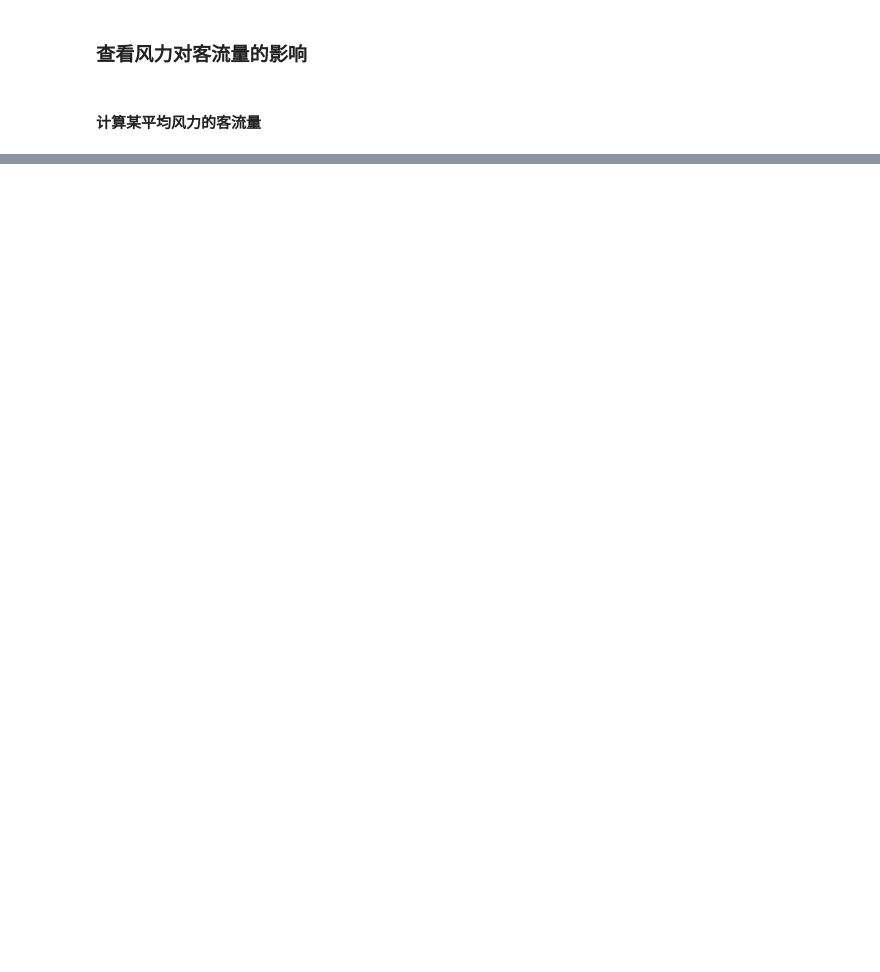
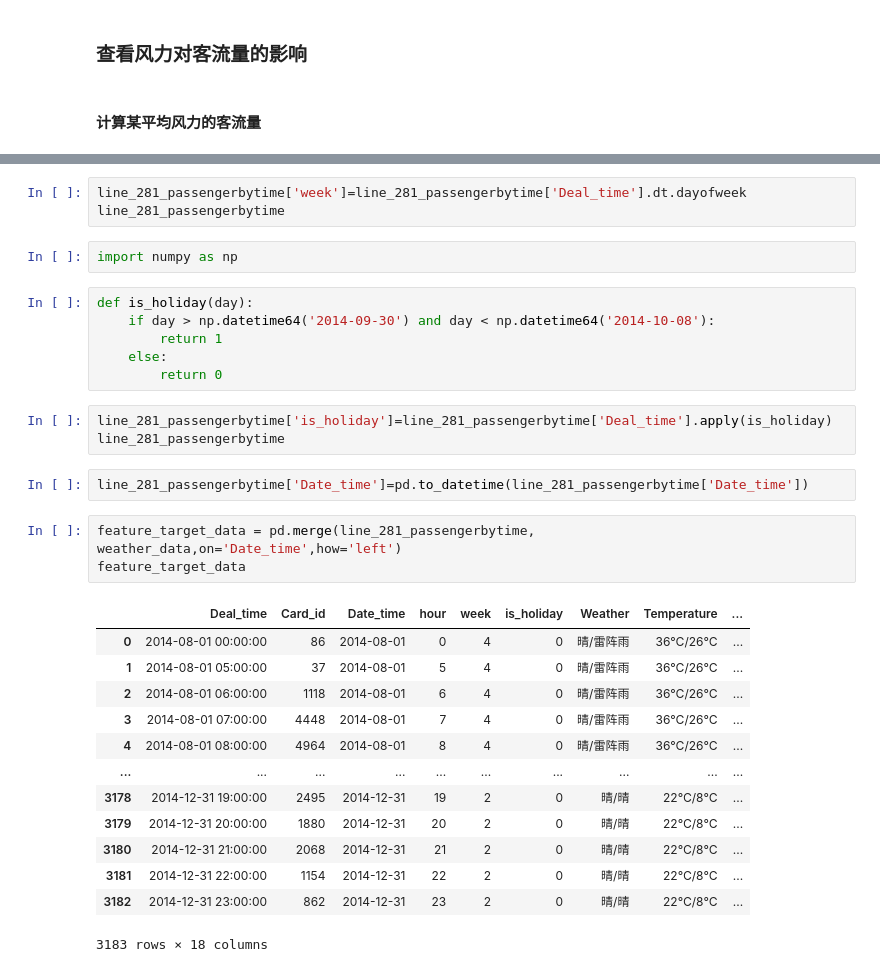
Before and after one commit to yanlingpy/Bus, a Jupyter notebook: code/bus.ipynb, the cells around one changed output, grey strips where cells are left out. Drawn from its saved outputs; the diff is of its cells as text; blank space fills up the shorter version.

```diff
--- a/code/bus.ipynb
+++ b/code/bus.ipynb
@@ -570,0 +353,33 @@ temp_passenger_dataframe.corr()
+# %%
+line_281_passengerbytime['week']=line_281_passengerbytime['Deal_time'].dt.dayofweek
+line_281_passengerbytime
+# %%
+import numpy as np
+# %%
+def is_holiday(day):
+    if day > np.datetime64('2014-09-30') and day < np.datetime64('2014-10-08'):
+        return 1
+    else:
+        return 0
+# %%
+line_281_passengerbytime['is_holiday']=line_281_passengerbytime['Deal_time'].apply(is_holiday)
+line_281_passengerbytime
+# %%
+line_281_passengerbytime['Date_time']=pd.to_datetime(line_281_passengerbytime['Date_time'])
+# %%
+feature_target_data = pd.merge(line_281_passengerbytime, weather_data,on='Date_time',how='left')
+feature_target_data
+# %% [output]
+|  | Deal_time | Card_id | Date_time | hour | week | is_holiday | Weather | Temperature | ... |
+| 0 | 2014-08-01 00:00:00 | 86 | 2014-08-01 | 0 | 4 | 0 | 晴/雷阵雨 | 36℃/26℃ | ... |
+| 1 | 2014-08-01 05:00:00 | 37 | 2014-08-01 | 5 | 4 | 0 | 晴/雷阵雨 | 36℃/26℃ | ... |
+| 2 | 2014-08-01 06:00:00 | 1118 | 2014-08-01 | 6 | 4 | 0 | 晴/雷阵雨 | 36℃/26℃ | ... |
+| 3 | 2014-08-01 07:00:00 | 4448 | 2014-08-01 | 7 | 4 | 0 | 晴/雷阵雨 | 36℃/26℃ | ... |
+| 4 | 2014-08-01 08:00:00 | 4964 | 2014-08-01 | 8 | 4 | 0 | 晴/雷阵雨 | 36℃/26℃ | ... |
+| ... | ... | ... | ... | ... | ... | ... | ... | ... | ... |
+| 3178 | 2014-12-31 19:00:00 | 2495 | 2014-12-31 | 19 | 2 | 0 | 晴/晴 | 22℃/8℃ | ... |
+| 3179 | 2014-12-31 20:00:00 | 1880 | 2014-12-31 | 20 | 2 | 0 | 晴/晴 | 22℃/8℃ | ... |
+| 3180 | 2014-12-31 21:00:00 | 2068 | 2014-12-31 | 21 | 2 | 0 | 晴/晴 | 22℃/8℃ | ... |
+| 3181 | 2014-12-31 22:00:00 | 1154 | 2014-12-31 | 22 | 2 | 0 | 晴/晴 | 22℃/8℃ | ... |
+| 3182 | 2014-12-31 23:00:00 | 862 | 2014-12-31 | 23 | 2 | 0 | 晴/晴 | 22℃/8℃ | ... |
+3183 rows × 18 columns
```
Also changed, not shown: parts of 60 cells of this notebook.
